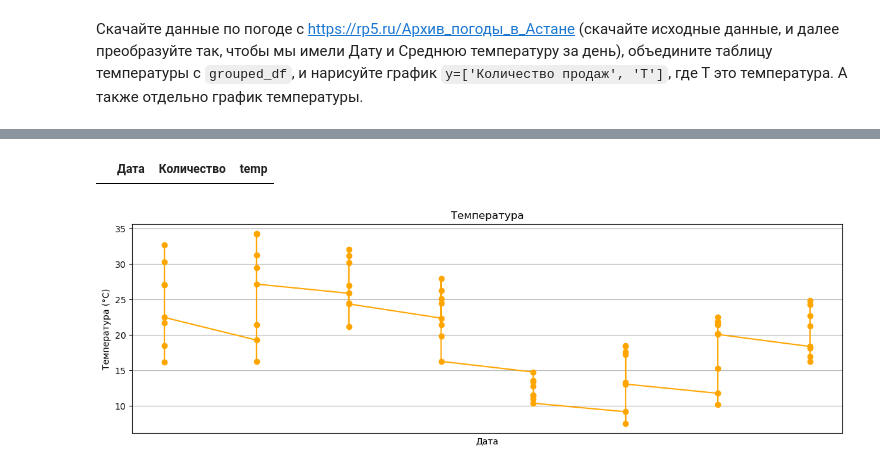
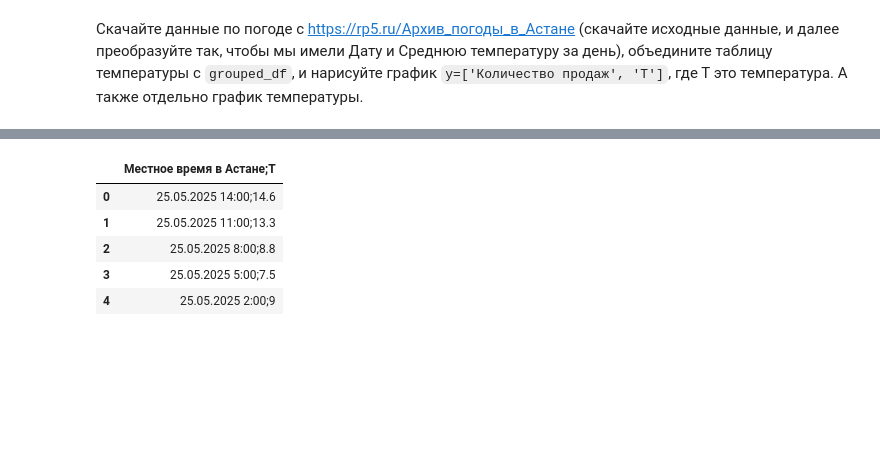
Before and after one commit to sarykip/Project_Pyton, a Jupyter notebook: Блок 3.ipynb, the cells around one changed output, grey strips where cells are left out. Cells and saved outputs as stored; diff of their text form; code cells hidden in the pictures; blank space fills up the shorter version.

```diff
--- a/Блок 3.ipynb
+++ b/Блок 3.ipynb
@@ -242,15 +175,14 @@ print(weather_df.head())
-# %%
-merged_df
-# %% [output]
-|  | Дата | Количество | temp |
-# %%
-plt.figure(figsize=(12, 4))
-plt.plot(weather_df["Дата"], weather_df["Средняя температура за день"], color='orange', marker='o')
-plt.title("Температура")
-plt.xlabel("Дата")
-plt.ylabel("Температура (°C)")
-plt.grid(True)
-plt.tight_layout()
-plt.show()
-# %% [output]
-[figure, removed]
+# %%
+import pandas as pd
+
+file_path = "погода.csv"
+weather_df = pd.read_csv(file_path)
+
+weather_df.head()
+# %% [output]
+|  | Местное время в Астане;T |
+| 0 | 25.05.2025 14:00;14.6 |
+| 1 | 25.05.2025 11:00;13.3 |
+| 2 | 25.05.2025 8:00;8.8 |
+| 3 | 25.05.2025 5:00;7.5 |
+| 4 | 25.05.2025 2:00;9 |
```
Also changed, not shown: parts of 9 cells of this notebook.
